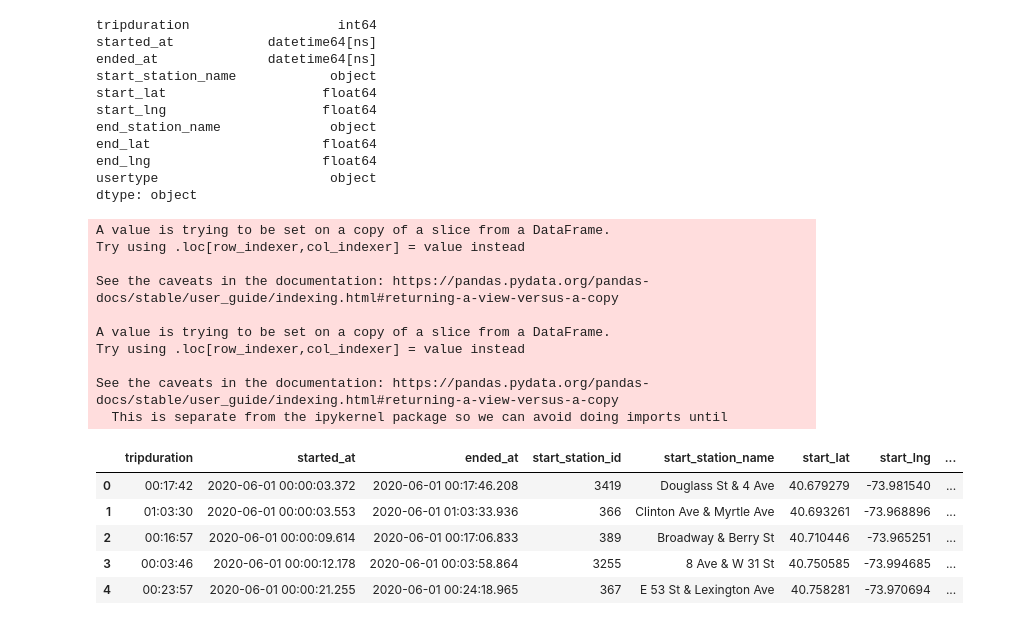
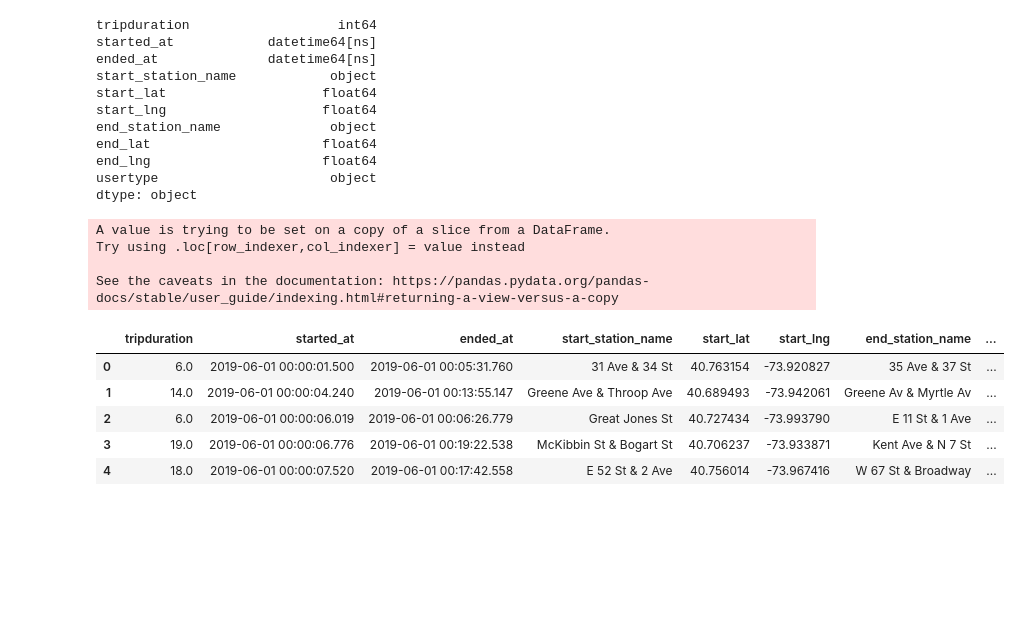
Before and after one commit to TEarle1213/CitiBike-Tableau, a Jupyter notebook: Untitled.ipynb, the cells around one changed output. Saved outputs shown, nothing was run; the diff lists cells and outputs as text; code cells hidden in the pictures; blank space fills up the shorter version.

```diff
--- a/Untitled.ipynb
+++ b/Untitled.ipynb
@@ -239,28 +239,19 @@ Summer2022['ended_at'] = pd.to_datetime(Summer2022['ended_at'])
 #Add a trip duration column to 2021 and 2022
 Summer2021['tripduration']=Summer2021['ended_at']-Summer2021['started_at']
 Summer2022['tripduration']=Summer2022['ended_at']-Summer2022['started_at']
-# %%
-#Take the tripduration column in 2019 and 2020, convert it from int to datetime and display just the time part,
-Summer2019['tripduration']=pd.to_datetime(Summer2019['tripduration'],unit='s')
-Summer2019['tripduration'] = Summer2019['tripduration'].dt.strftime('%H:%M:%S')
-Summer2020['tripduration']=pd.to_datetime(Summer2020['tripduration'],unit='s')
-Summer2020['tripduration'] = Summer2020['tripduration'].dt.strftime('%H:%M:%S')
-Summer2021['tripduration'] =Summer2021['tripduration'].dt.strftime('%H:%M:%S')
-Summer2022['tripduration'] =Summer2022['tripduration'].dt.strftime('%H:%M:%S')
-# %% [output]
-A value is trying to be set on a copy of a slice from a DataFrame.
-Try using .loc[row_indexer,col_indexer] = value instead
-
-See the caveats in the documentation: https://pandas.pydata.org/pandas-docs/stable/user_guide/indexing.html#returning-a-view-versus-a-copy
-
-A value is trying to be set on a copy of a slice from a DataFrame.
-Try using .loc[row_indexer,col_indexer] = value instead
-
-See the caveats in the documentation: https://pandas.pydata.org/pandas-docs/stable/user_guide/indexing.html#returning-a-view-versus-a-copy
-  This is separate from the ipykernel package so we can avoid doing imports until
-|  | tripduration | started_at | ended_at | start_station_id | start_station_name | start_lat | start_lng | ... |
-| 0 | 00:17:42 | 2020-06-01 00:00:03.372 | 2020-06-01 00:17:46.208 | 3419 | Douglass St & 4 Ave | 40.679279 | -73.981540 | ... |
-| 1 | 01:03:30 | 2020-06-01 00:00:03.553 | 2020-06-01 01:03:33.936 | 366 | Clinton Ave & Myrtle Ave | 40.693261 | -73.968896 | ... |
-| 2 | 00:16:57 | 2020-06-01 00:00:09.614 | 2020-06-01 00:17:06.833 | 389 | Broadway & Berry St | 40.710446 | -73.965251 | ... |
-| 3 | 00:03:46 | 2020-06-01 00:00:12.178 | 2020-06-01 00:03:58.864 | 3255 | 8 Ave & W 31 St | 40.750585 | -73.994685 | ... |
-| 4 | 00:23:57 | 2020-06-01 00:00:21.255 | 2020-06-01 00:24:18.965 | 367 | E 53 St & Lexington Ave | 40.758281 | -73.970694 | ... |
+# %%
+#Take the tripduration column in 2019 and 2020 and round it out to the nearest minute
+Summer2019['tripduration']=round(Summer2019['tripduration']/60)
+Summer2020['tripduration']=round(Summer2020['tripduration']/60)
+Summer2019.head()
+# %% [output]
+A value is trying to be set on a copy of a slice from a DataFrame.
+Try using .loc[row_indexer,col_indexer] = value instead
+
+See the caveats in the documentation: https://pandas.pydata.org/pandas-docs/stable/user_guide/indexing.html#returning-a-view-versus-a-copy
+|  | tripduration | started_at | ended_at | start_station_name | start_lat | start_lng | end_station_name | ... |
+| 0 | 6.0 | 2019-06-01 00:00:01.500 | 2019-06-01 00:05:31.760 | 31 Ave & 34 St | 40.763154 | -73.920827 | 35 Ave & 37 St | ... |
+| 1 | 14.0 | 2019-06-01 00:00:04.240 | 2019-06-01 00:13:55.147 | Greene Ave & Throop Ave | 40.689493 | -73.942061 | Greene Av & Myrtle Av | ... |
+| 2 | 6.0 | 2019-06-01 00:00:06.019 | 2019-06-01 00:06:26.779 | Great Jones St | 40.727434 | -73.993790 | E 11 St & 1 Ave | ... |
+| 3 | 19.0 | 2019-06-01 00:00:06.776 | 2019-06-01 00:19:22.538 | McKibbin St & Bogart St | 40.706237 | -73.933871 | Kent Ave & N 7 St | ... |
+| 4 | 18.0 | 2019-06-01 00:00:07.520 | 2019-06-01 00:17:42.558 | E 52 St & 2 Ave | 40.756014 | -73.967416 | W 67 St & Broadway | ... |
```
Also changed, not shown: parts of 4 cells of this notebook.
